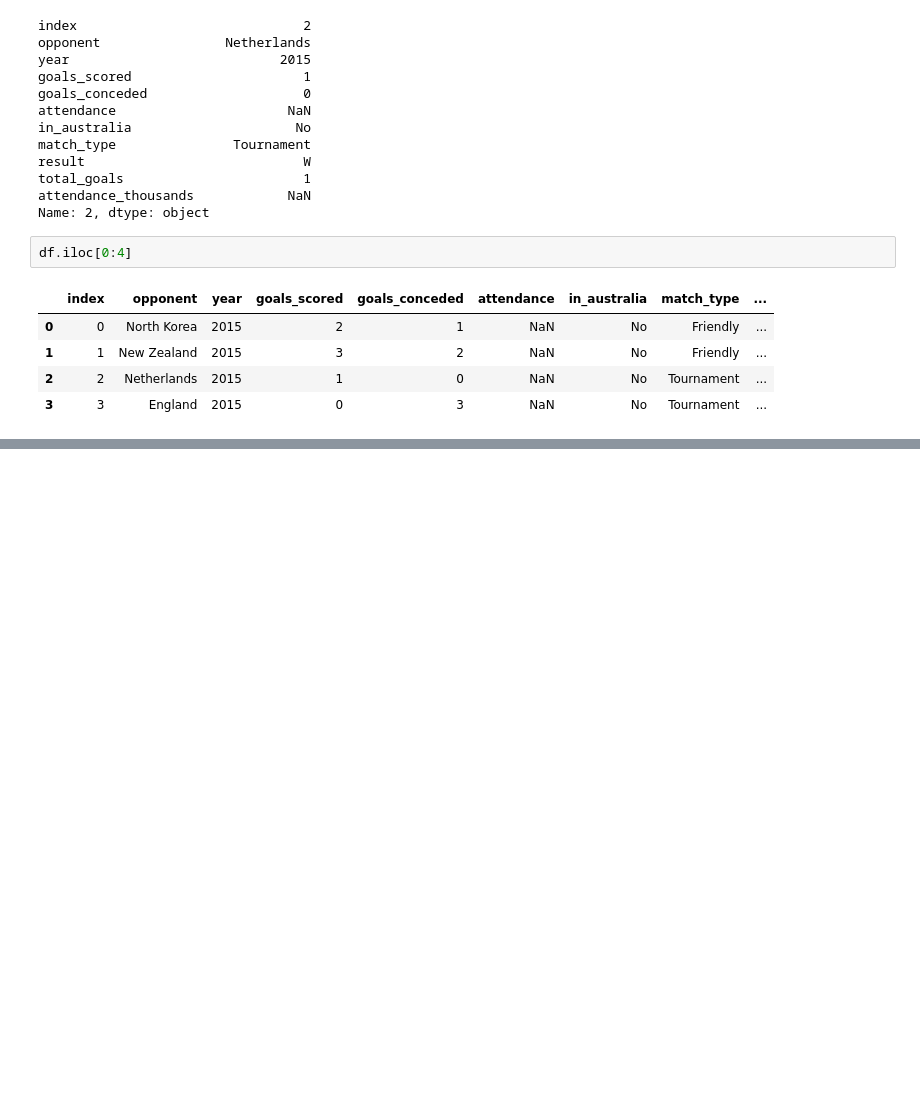
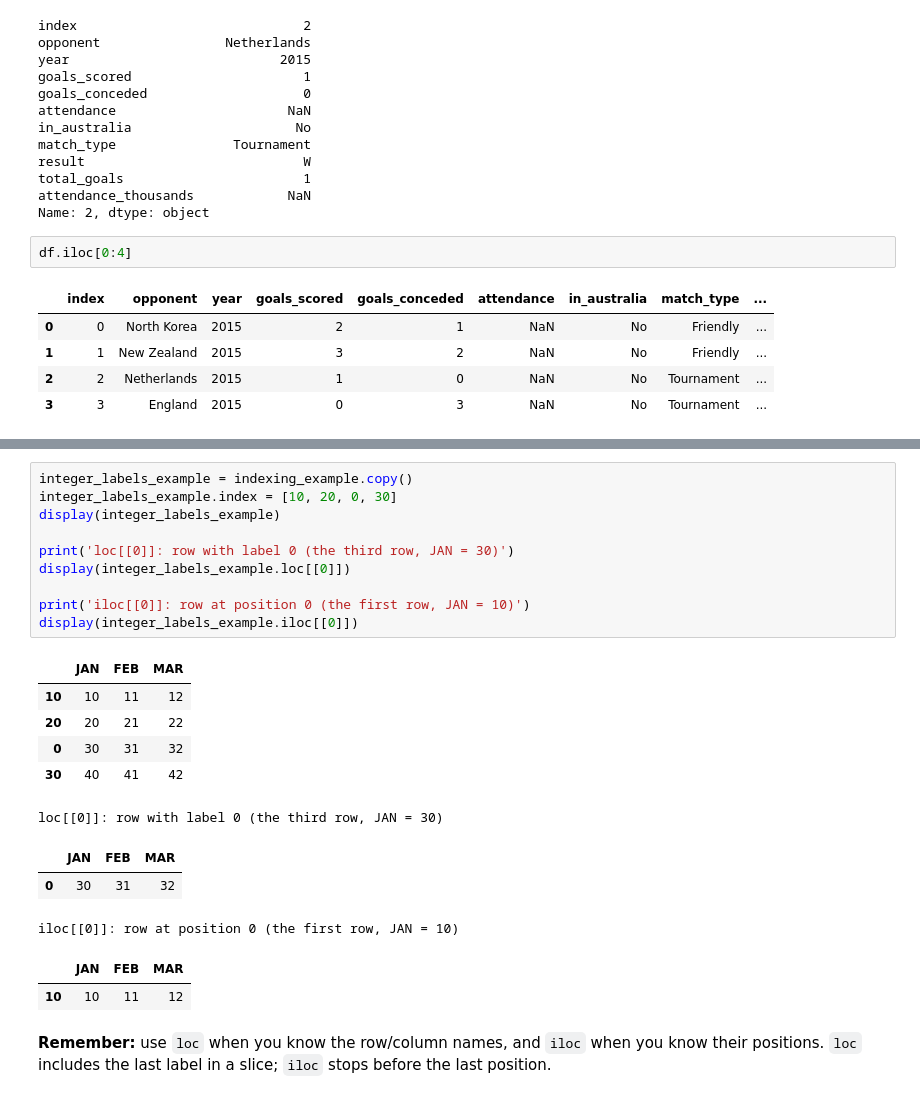
Before and after one commit to nirvana644/IATD-Machine-Learning-Algorithms, a Jupyter notebook: 1_b_PandasRefresher.ipynb, the cells around one changed output, grey strips where cells are left out. Cells and saved outputs as stored; diff of their text form; blank space fills up the shorter version.

```diff
--- a/1_b_PandasRefresher.ipynb
+++ b/1_b_PandasRefresher.ipynb
@@ -339,0 +448,24 @@ df.iloc[0:4]
+# %%
+integer_labels_example = indexing_example.copy()
+integer_labels_example.index = [10, 20, 0, 30]
+display(integer_labels_example)
+
+print('loc[[0]]: row with label 0 (the third row, JAN = 30)')
+display(integer_labels_example.loc[[0]])
+
+print('iloc[[0]]: row at position 0 (the first row, JAN = 10)')
+display(integer_labels_example.iloc[[0]])
+# %% [output]
+|  | JAN | FEB | MAR |
+| 10 | 10 | 11 | 12 |
+| 20 | 20 | 21 | 22 |
+| 0 | 30 | 31 | 32 |
+| 30 | 40 | 41 | 42 |
+loc[[0]]: row with label 0 (the third row, JAN = 30)
+|  | JAN | FEB | MAR |
+| 0 | 30 | 31 | 32 |
+iloc[[0]]: row at position 0 (the first row, JAN = 10)
+|  | JAN | FEB | MAR |
+| 10 | 10 | 11 | 12 |
+# %% [markdown]
+**Remember:** use `loc` when you know the row/column names, and `iloc` when you know their positions. `loc` includes the last label in a slice; `iloc` stops before the last position.
```
Also changed, not shown: parts of 20 cells of this notebook, 5 other files.
